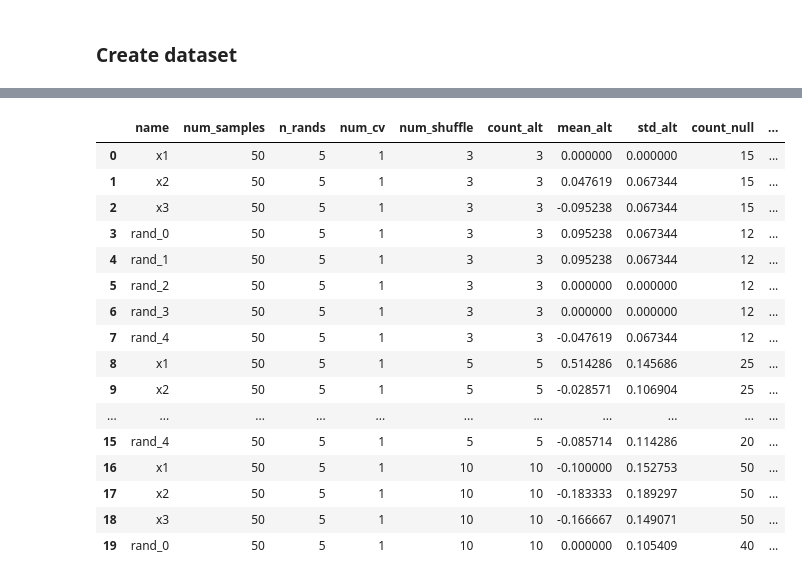
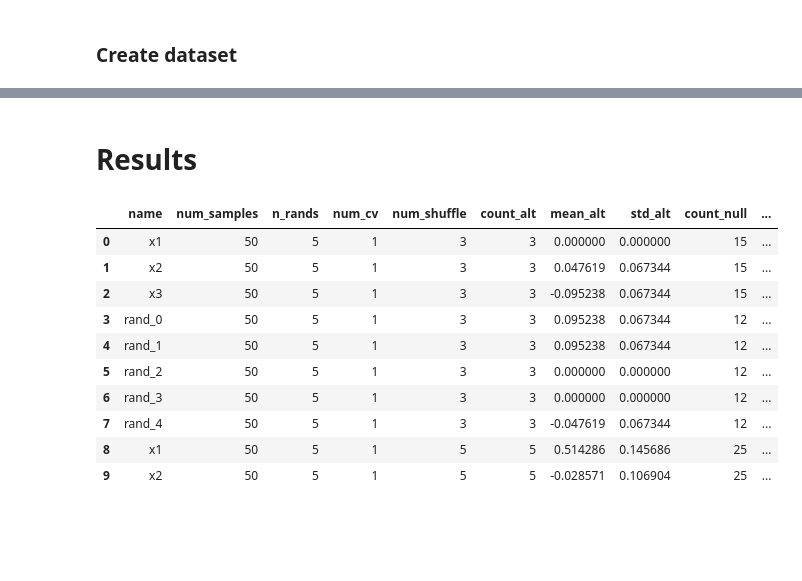
Before and after one commit to pcingola/NeuralNets, a Jupyter notebook: mlgen/p_values_ml.ipynb, the cells around one changed output, grey strips where cells are left out. Drawn from its saved outputs; the diff is of its cells as text; code cells hidden in the pictures; blank space fills up the shorter version.

```diff
--- a/mlgen/p_values_ml.ipynb
+++ b/mlgen/p_values_ml.ipynb
@@ -312,20 +216,19 @@ num_cv: 1       num_samples:50  num_shuffle:3
+# %% [markdown]
+# Results
+# %%
+pvals_df = pd.read_csv('p_values_shuffle_02_RandomForest.csv', index_col=0)
+var = 'x2'
 # %%
-pvals_df.head(20)
+pvals_df.head(10)
 # %% [output]
 |  | name | num_samples | n_rands | num_cv | num_shuffle | count_alt | mean_alt | std_alt | count_null | ... |
 | 0 | x1 | 50 | 5 | 1 | 3 | 3 | 0.000000 | 0.000000 | 15 | ... |
 | 1 | x2 | 50 | 5 | 1 | 3 | 3 | 0.047619 | 0.067344 | 15 | ... |
 | 2 | x3 | 50 | 5 | 1 | 3 | 3 | -0.095238 | 0.067344 | 15 | ... |
 | 3 | rand_0 | 50 | 5 | 1 | 3 | 3 | 0.095238 | 0.067344 | 12 | ... |
 | 4 | rand_1 | 50 | 5 | 1 | 3 | 3 | 0.095238 | 0.067344 | 12 | ... |
 | 5 | rand_2 | 50 | 5 | 1 | 3 | 3 | 0.000000 | 0.000000 | 12 | ... |
 | 6 | rand_3 | 50 | 5 | 1 | 3 | 3 | 0.000000 | 0.000000 | 12 | ... |
 | 7 | rand_4 | 50 | 5 | 1 | 3 | 3 | -0.047619 | 0.067344 | 12 | ... |
 | 8 | x1 | 50 | 5 | 1 | 5 | 5 | 0.514286 | 0.145686 | 25 | ... |
 | 9 | x2 | 50 | 5 | 1 | 5 | 5 | -0.028571 | 0.106904 | 25 | ... |
-| ... | ... | ... | ... | ... | ... | ... | ... | ... | ... | ... |
-| 15 | rand_4 | 50 | 5 | 1 | 5 | 5 | -0.085714 | 0.114286 | 20 | ... |
-| 16 | x1 | 50 | 5 | 1 | 10 | 10 | -0.100000 | 0.152753 | 50 | ... |
-| 17 | x2 | 50 | 5 | 1 | 10 | 10 | -0.183333 | 0.189297 | 50 | ... |
-| 18 | x3 | 50 | 5 | 1 | 10 | 10 | -0.166667 | 0.149071 | 50 | ... |
-| 19 | rand_0 | 50 | 5 | 1 | 10 | 10 | 0.000000 | 0.105409 | 40 | ... |
```
Also changed, not shown: parts of 22 cells of this notebook.
